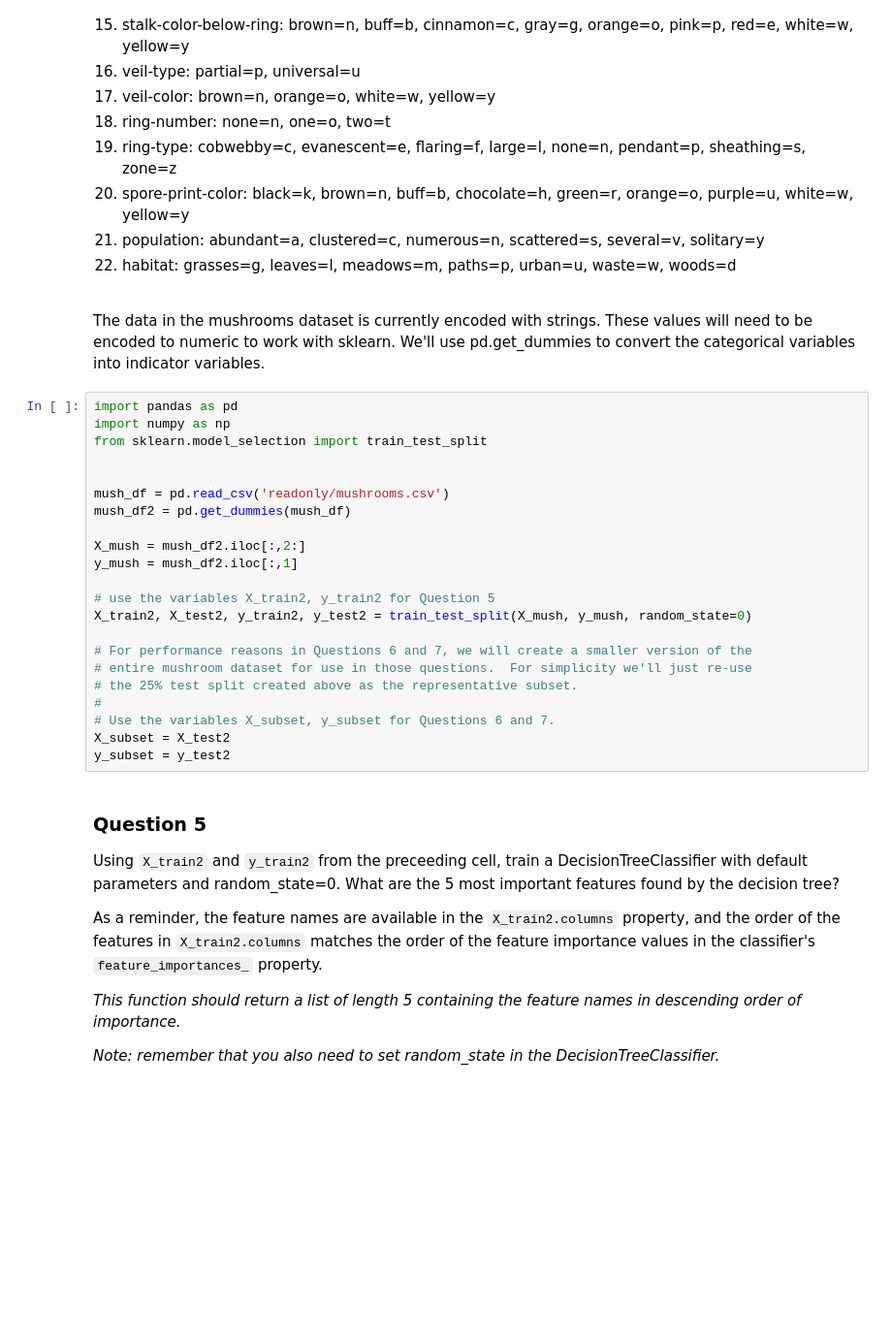
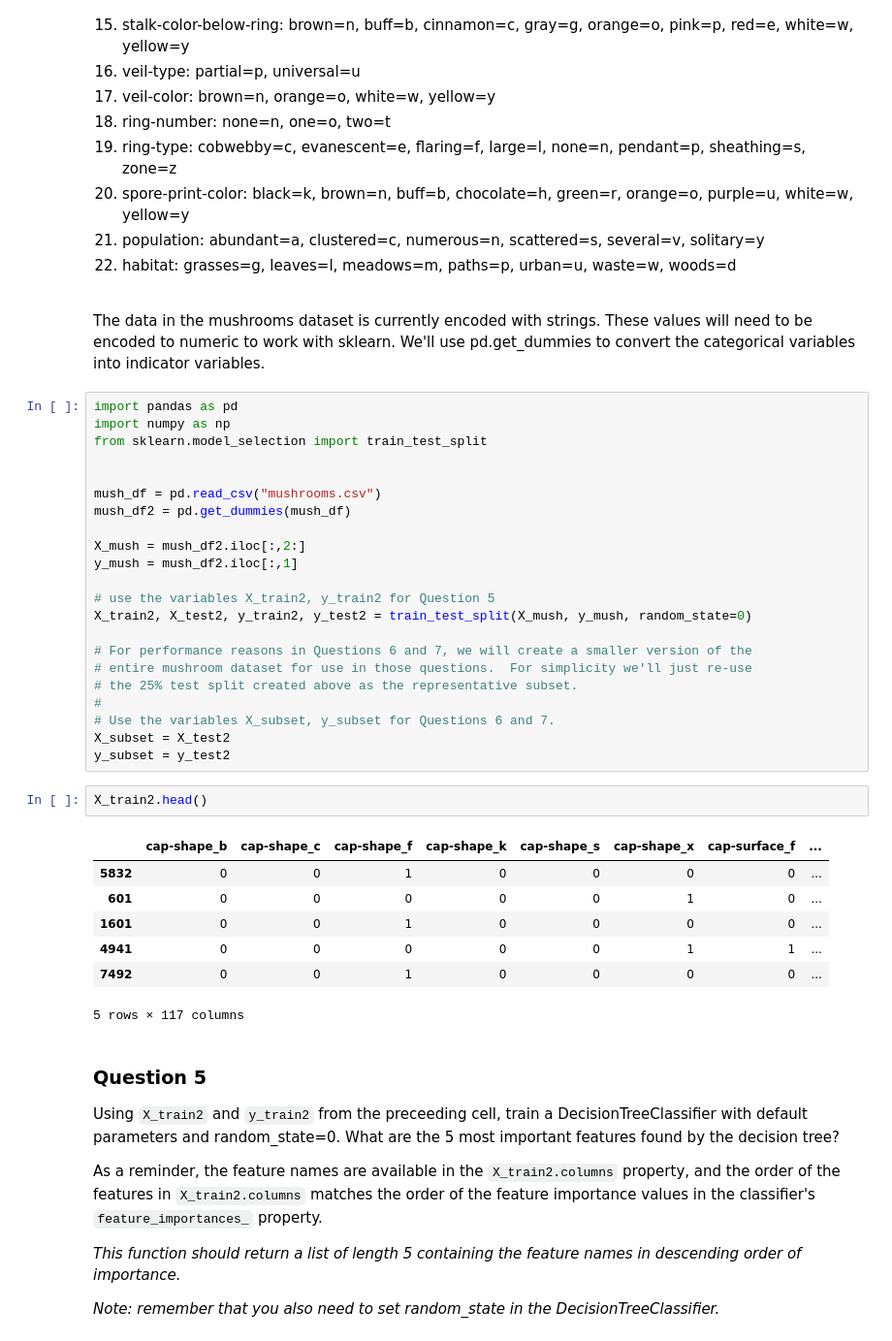
Before and after one commit to francodarvas/PYTHON2, a Jupyter notebook: Assignment 2.ipynb, the cells around one changed output. Shown at 97% size. Drawn from its saved outputs; the diff is of its cells as text; blank space fills up the shorter version.

```diff
--- a/Assignment 2.ipynb
+++ b/Assignment 2.ipynb
@@ -196,7 +221,7 @@ import numpy as np
 from sklearn.model_selection import train_test_split
 
 
-mush_df = pd.read_csv('readonly/mushrooms.csv')
+mush_df = pd.read_csv("mushrooms.csv")
 mush_df2 = pd.get_dummies(mush_df)
 
 X_mush = mush_df2.iloc[:,2:]
@@ -212,6 +237,16 @@ X_train2, X_test2, y_train2, y_test2 = train_test_split(X_mush, y_mush, random_s
 # Use the variables X_subset, y_subset for Questions 6 and 7.
 X_subset = X_test2
 y_subset = y_test2
+# %%
+X_train2.head()
+# %% [output]
+|  | cap-shape_b | cap-shape_c | cap-shape_f | cap-shape_k | cap-shape_s | cap-shape_x | cap-surface_f | ... |
+| 5832 | 0 | 0 | 1 | 0 | 0 | 0 | 0 | ... |
+| 601 | 0 | 0 | 0 | 0 | 0 | 1 | 0 | ... |
+| 1601 | 0 | 0 | 1 | 0 | 0 | 0 | 0 | ... |
+| 4941 | 0 | 0 | 0 | 0 | 0 | 1 | 1 | ... |
+| 7492 | 0 | 0 | 1 | 0 | 0 | 0 | 0 | ... |
+5 rows × 117 columns
 # %% [markdown]
 ### Question 5
 
```
Also changed, not shown: parts of 24 cells of this notebook, 1 other file.
